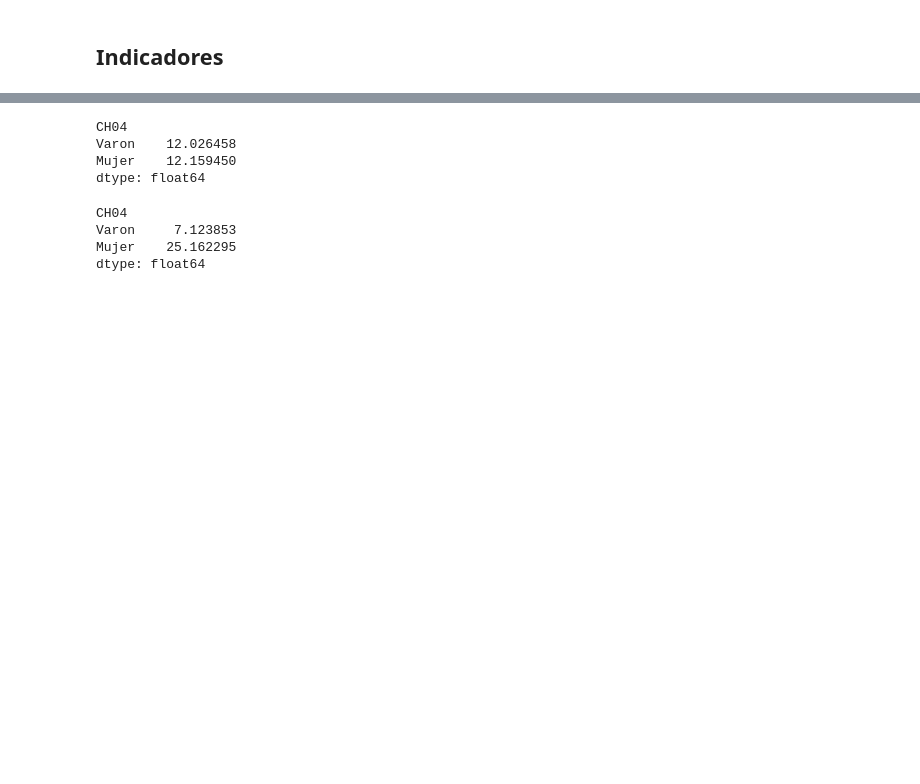
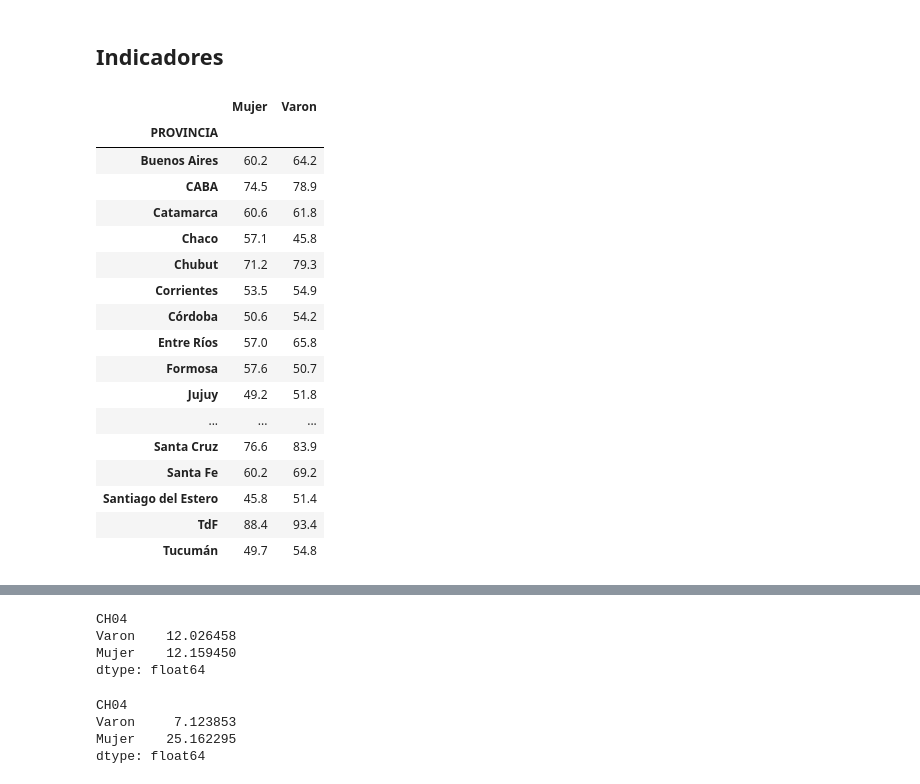
Before and after one commit to datos-Fundar/indice-mercado-trabajo-ingresos, a Jupyter notebook: modulos/calculos/xx_indicadores_auxiliares.ipynb, the cells around one changed output, grey strips where cells are left out. Cells and saved outputs as stored; diff of their text form; code cells hidden in the pictures; blank space fills up the shorter version.

```diff
--- a/modulos/calculos/xx_indicadores_auxiliares.ipynb
+++ b/modulos/calculos/xx_indicadores_auxiliares.ipynb
@@ -78,3 +96,24 @@ size.index = size.index.map(dict_cod_provincia)
 empleo_publico = pd.concat([df_empleo_publico, size], axis=1)
 empleo_publico = empleo_publico.sort_index()
 empleo_publico.to_csv(pathdata + 'data_output/indicadores_auxiliares/01_empleo_publico.csv')
+# %%
+empleo_asalariado_con_descuento[['Mujer','Varon']].round(1)
+# %% [output]
+|  | Mujer | Varon |
+| PROVINCIA |  |  |
+| Buenos Aires | 60.2 | 64.2 |
+| CABA | 74.5 | 78.9 |
+| Catamarca | 60.6 | 61.8 |
+| Chaco | 57.1 | 45.8 |
+| Chubut | 71.2 | 79.3 |
+| Corrientes | 53.5 | 54.9 |
+| Córdoba | 50.6 | 54.2 |
+| Entre Ríos | 57.0 | 65.8 |
+| Formosa | 57.6 | 50.7 |
+| Jujuy | 49.2 | 51.8 |
+| ... | ... | ... |
+| Santa Cruz | 76.6 | 83.9 |
+| Santa Fe | 60.2 | 69.2 |
+| Santiago del Estero | 45.8 | 51.4 |
+| TdF | 88.4 | 93.4 |
+| Tucumán | 49.7 | 54.8 |
```
Also changed, not shown: parts of 4 cells of this notebook.
